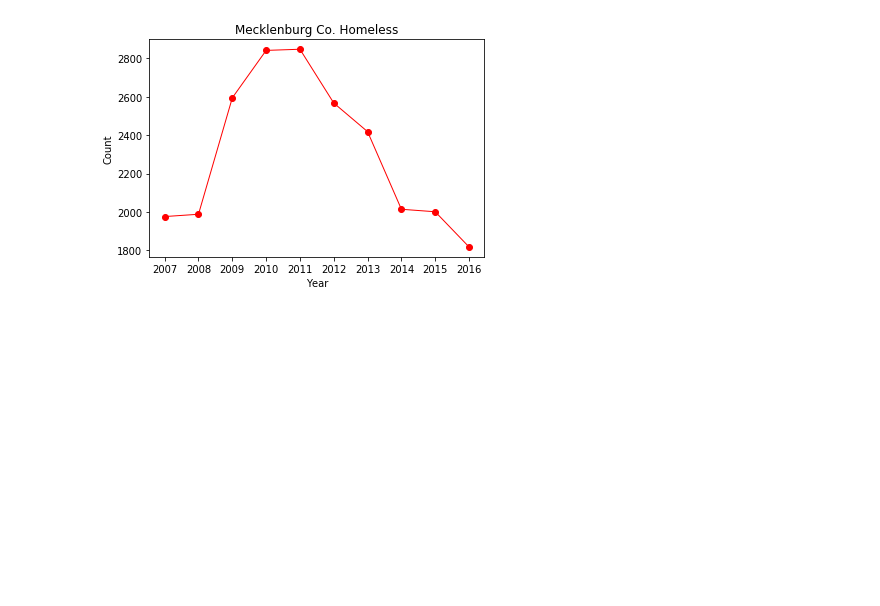
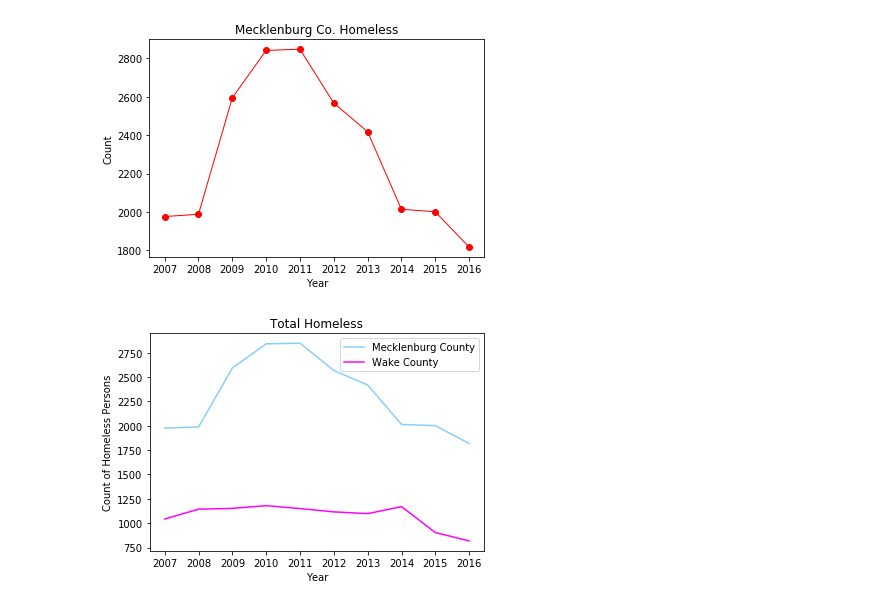
Before and after one commit to JANSSOC/Group6_Project, a Jupyter notebook: HomelessLineChartCJ.ipynb, the cells around one changed output. Drawn from its saved outputs; the diff is of its cells as text; code cells hidden in the pictures; blank space fills up the shorter version.

```diff
--- a/HomelessLineChartCJ.ipynb
+++ b/HomelessLineChartCJ.ipynb
@@ -116,4 +116,24 @@ plt.plot(x_axis, y_axis, marker="o", color="red", linewidth=1)
 plt.show()
 # %% [output]
 [figure]
+# %%
+# Plot the world average as a line chart
+world_avg, = plt.plot(x_axis, y_axis, color="lightskyblue", label="Mecklenburg County" )
+
+# Plot the unemployment values for a single country
+country_one, = plt.plot(x_axis, y_axis1, color="magenta",label="Wake County")
+
+# Create a legend for our chart
+plt.legend(handles=[world_avg, country_one], loc="best")
+plt.title("Total Homeless")
+plt.xlabel("Year")
+plt.ylabel("Count of Homeless Persons")
+
+plt.savefig("Total Homeless Population.png")
+
+
+# Show the chart
+plt.show()
+# %% [output]
+[figure, added]
 # %%
```
Also changed, not shown: parts of 2 cells of this notebook, 2 other files.
